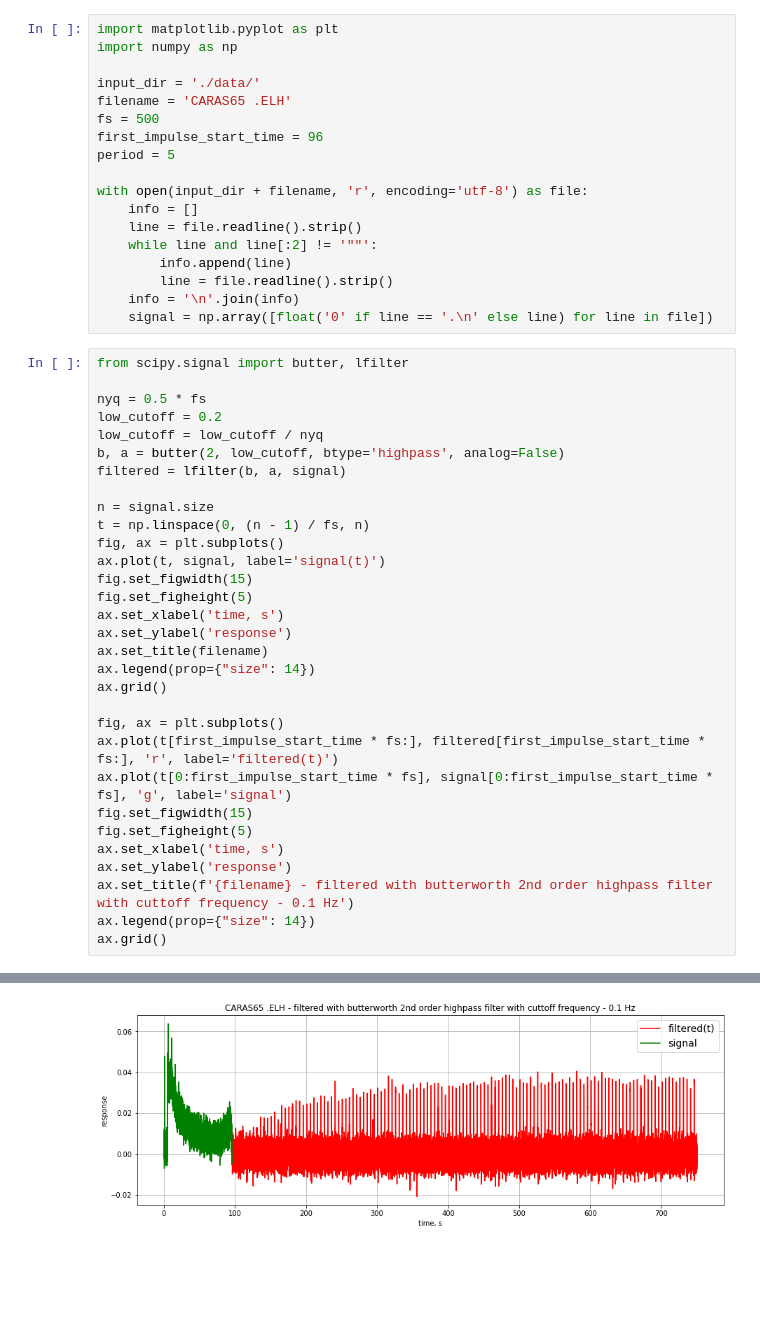
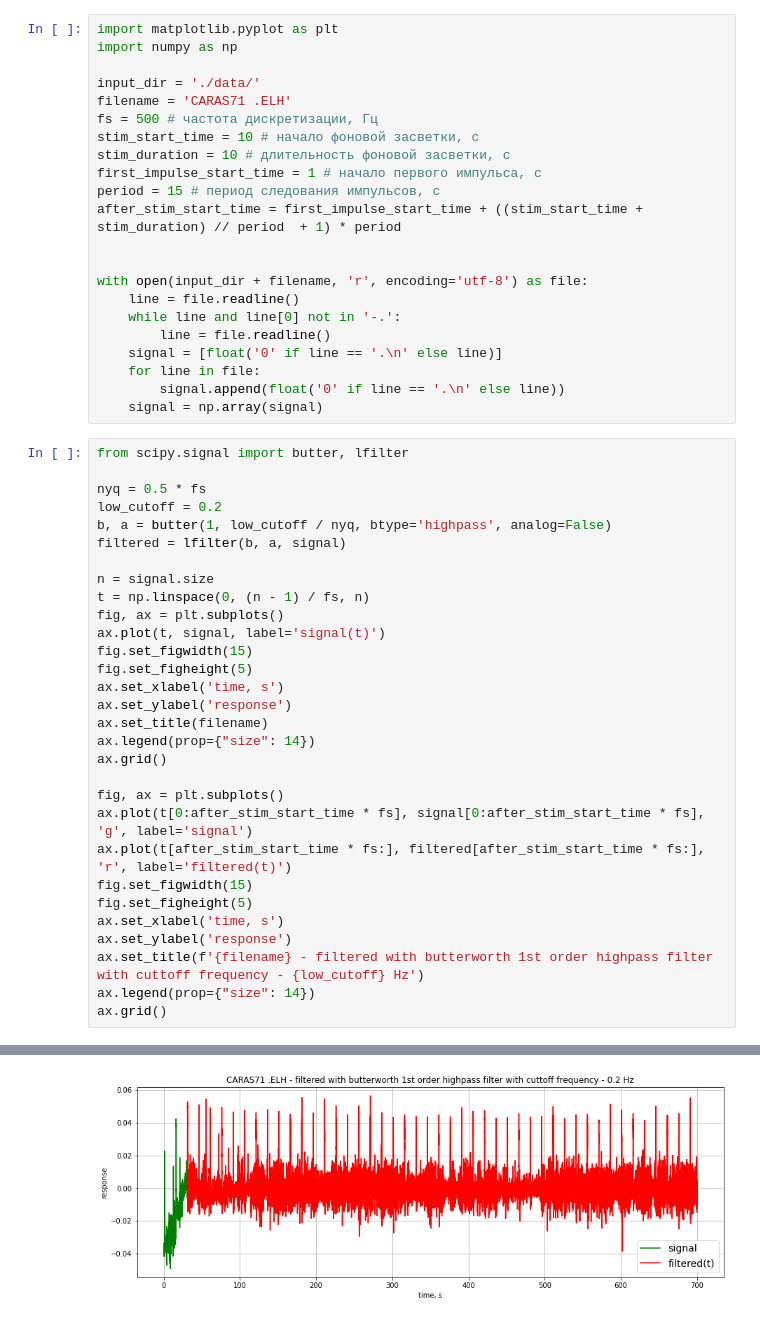
Before and after one commit to AndreiZherder/adaptation-memory, a Jupyter notebook: carassius.ipynb, the cells around one changed output, grey strips where cells are left out. Saved outputs shown, nothing was run; the diff lists cells and outputs as text; blank space fills up the shorter version.

```diff
--- a/carassius.ipynb
+++ b/carassius.ipynb
@@ -19,26 +3,29 @@ import matplotlib.pyplot as plt
 import numpy as np
 
 input_dir = './data/'
-filename = 'CARAS65 .ELH'
-fs = 500
-first_impulse_start_time = 96
-period = 5
+filename = 'CARAS71 .ELH'
+fs = 500 # частота дискретизации, Гц
+stim_start_time = 10 # начало фоновой засветки, с
+stim_duration = 10 # длительность фоновой засветки, с
+first_impulse_start_time = 1 # начало первого импульса, с
+period = 15 # период следования импульсов, с
+after_stim_start_time = first_impulse_start_time + ((stim_start_time + stim_duration) // period  + 1) * period
+
 
 with open(input_dir + filename, 'r', encoding='utf-8') as file:
-    info = []
-    line = file.readline().strip()
-    while line and line[:2] != '""':
-        info.append(line)
-        line = file.readline().strip()
-    info = '\n'.join(info)
-    signal = np.array([float('0' if line == '.\n' else line) for line in file])
+    line = file.readline()
+    while line and line[0] not in '-.':
+        line = file.readline()
+    signal = [float('0' if line == '.\n' else line)]
+    for line in file:
+        signal.append(float('0' if line == '.\n' else line))
+    signal = np.array(signal)
 # %%
 from scipy.signal import butter, lfilter
 
 nyq = 0.5 * fs
 low_cutoff = 0.2
-low_cutoff = low_cutoff / nyq
-b, a = butter(2, low_cutoff, btype='highpass', analog=False)
+b, a = butter(1, low_cutoff / nyq, btype='highpass', analog=False)
 filtered = lfilter(b, a, signal)
 
 n = signal.size
@@ -54,13 +41,13 @@ ax.legend(prop={"size": 14})
 ax.grid()
 
 fig, ax = plt.subplots()
-ax.plot(t[first_impulse_start_time * fs:], filtered[first_impulse_start_time * fs:], 'r', label='filtered(t)')
-ax.plot(t[0:first_impulse_start_time * fs], signal[0:first_impulse_start_time * fs], 'g', label='signal')
+ax.plot(t[0:after_stim_start_time * fs], signal[0:after_stim_start_time * fs], 'g', label='signal')
+ax.plot(t[after_stim_start_time * fs:], filtered[after_stim_start_time * fs:], 'r', label='filtered(t)')
 fig.set_figwidth(15)
 fig.set_figheight(5)
 ax.set_xlabel('time, s')
 ax.set_ylabel('response')
-ax.set_title(f'{filename} - filtered with butterworth 2nd order highpass filter with cuttoff frequency - 0.1 Hz')
+ax.set_title(f'{filename} - filtered with butterworth 1st order highpass filter with cuttoff frequency - {low_cutoff} Hz')
 ax.legend(prop={"size": 14})
 ax.grid()
 # %% [output]
@@ -68,4 +55,4 @@ ax.grid()
-[figure, old version]
+[figure, new version]
 # %%
 fig, ax = plt.subplots()
 start_time = 0
```
Also changed, not shown: parts of 9 cells of this notebook.
